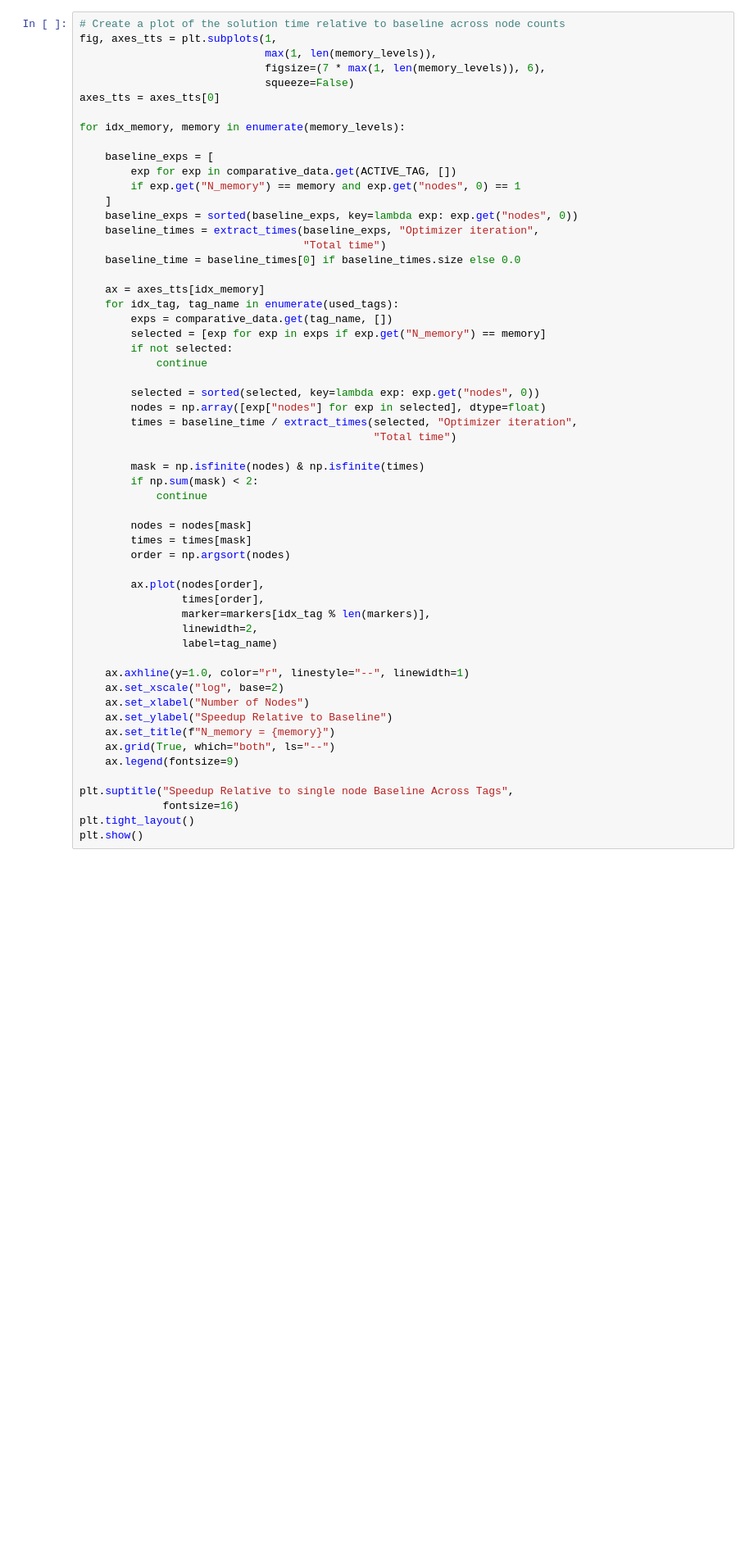
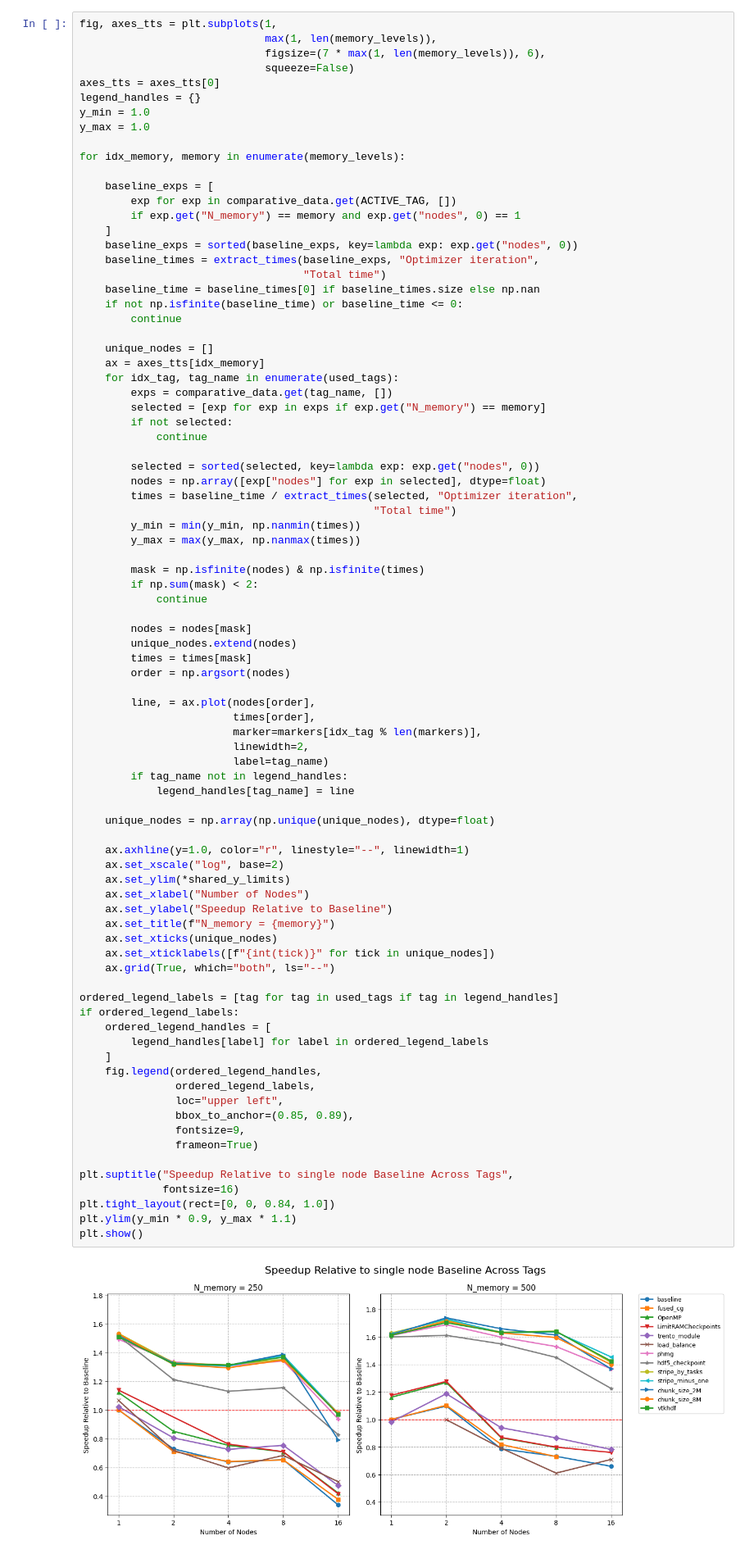
Before and after one commit to ExtremeFLOW/neko-top, a Jupyter notebook: bench/weak_scaling/analyse.ipynb, the cells around one changed output. Shown at 82% size. Cells and saved outputs as stored; diff of their text form; blank space fills up the shorter version.

```diff
--- a/bench/weak_scaling/analyse.ipynb
+++ b/bench/weak_scaling/analyse.ipynb
@@ -825,10 +980,12 @@ else:
 # %%
-# Create a plot of the solution time relative to baseline across node counts
 fig, axes_tts = plt.subplots(1,
                              max(1, len(memory_levels)),
                              figsize=(7 * max(1, len(memory_levels)), 6),
                              squeeze=False)
 axes_tts = axes_tts[0]
+legend_handles = {}
+y_min = 1.0
+y_max = 1.0
 
 for idx_memory, memory in enumerate(memory_levels):
 
@@ -839,43 +996,70 @@ for idx_memory, memory in enumerate(memory_levels):
     baseline_exps = sorted(baseline_exps, key=lambda exp: exp.get("nodes", 0))
     baseline_times = extract_times(baseline_exps, "Optimizer iteration",
                                    "Total time")
-    baseline_time = baseline_times[0] if baseline_times.size else 0.0
+    baseline_time = baseline_times[0] if baseline_times.size else np.nan
+    if not np.isfinite(baseline_time) or baseline_time <= 0:
+        continue
 
+    unique_nodes = []
     ax = axes_tts[idx_memory]
     for idx_tag, tag_name in enumerate(used_tags):
         exps = comparative_data.get(tag_name, [])
         selected = [exp for exp in exps if exp.get("N_memory") == memory]
         if not selected:
             continue
 
         selected = sorted(selected, key=lambda exp: exp.get("nodes", 0))
         nodes = np.array([exp["nodes"] for exp in selected], dtype=float)
         times = baseline_time / extract_times(selected, "Optimizer iteration",
                                               "Total time")
+        y_min = min(y_min, np.nanmin(times))
+        y_max = max(y_max, np.nanmax(times))
 
         mask = np.isfinite(nodes) & np.isfinite(times)
         if np.sum(mask) < 2:
             continue
 
         nodes = nodes[mask]
+        unique_nodes.extend(nodes)
         times = times[mask]
         order = np.argsort(nodes)
 
-        ax.plot(nodes[order],
-                times[order],
-                marker=markers[idx_tag % len(markers)],
-                linewidth=2,
-                label=tag_name)
+        line, = ax.plot(nodes[order],
+                        times[order],
+                        marker=markers[idx_tag % len(markers)],
+                        linewidth=2,
+                        label=tag_name)
+        if tag_name not in legend_handles:
+            legend_handles[tag_name] = line
+
+    unique_nodes = np.array(np.unique(unique_nodes), dtype=float)
 
     ax.axhline(y=1.0, color="r", linestyle="--", linewidth=1)
     ax.set_xscale("log", base=2)
+    ax.set_ylim(*shared_y_limits)
     ax.set_xlabel("Number of Nodes")
     ax.set_ylabel("Speedup Relative to Baseline")
     ax.set_title(f"N_memory = {memory}")
+    ax.set_xticks(unique_nodes)
+    ax.set_xticklabels([f"{int(tick)}" for tick in unique_nodes])
     ax.grid(True, which="both", ls="--")
-    ax.legend(fontsize=9)
+
+ordered_legend_labels = [tag for tag in used_tags if tag in legend_handles]
+if ordered_legend_labels:
+    ordered_legend_handles = [
+        legend_handles[label] for label in ordered_legend_labels
+    ]
+    fig.legend(ordered_legend_handles,
+               ordered_legend_labels,
+               loc="upper left",
+               bbox_to_anchor=(0.85, 0.89),
+               fontsize=9,
+               frameon=True)
 
 plt.suptitle("Speedup Relative to single node Baseline Across Tags",
              fontsize=16)
-plt.tight_layout()
+plt.tight_layout(rect=[0, 0, 0.84, 1.0])
+plt.ylim(y_min * 0.9, y_max * 1.1)
 plt.show()
+# %% [output]
+[figure, added]
```
Also changed, not shown: parts of 9 cells of this notebook, 1 other file.
